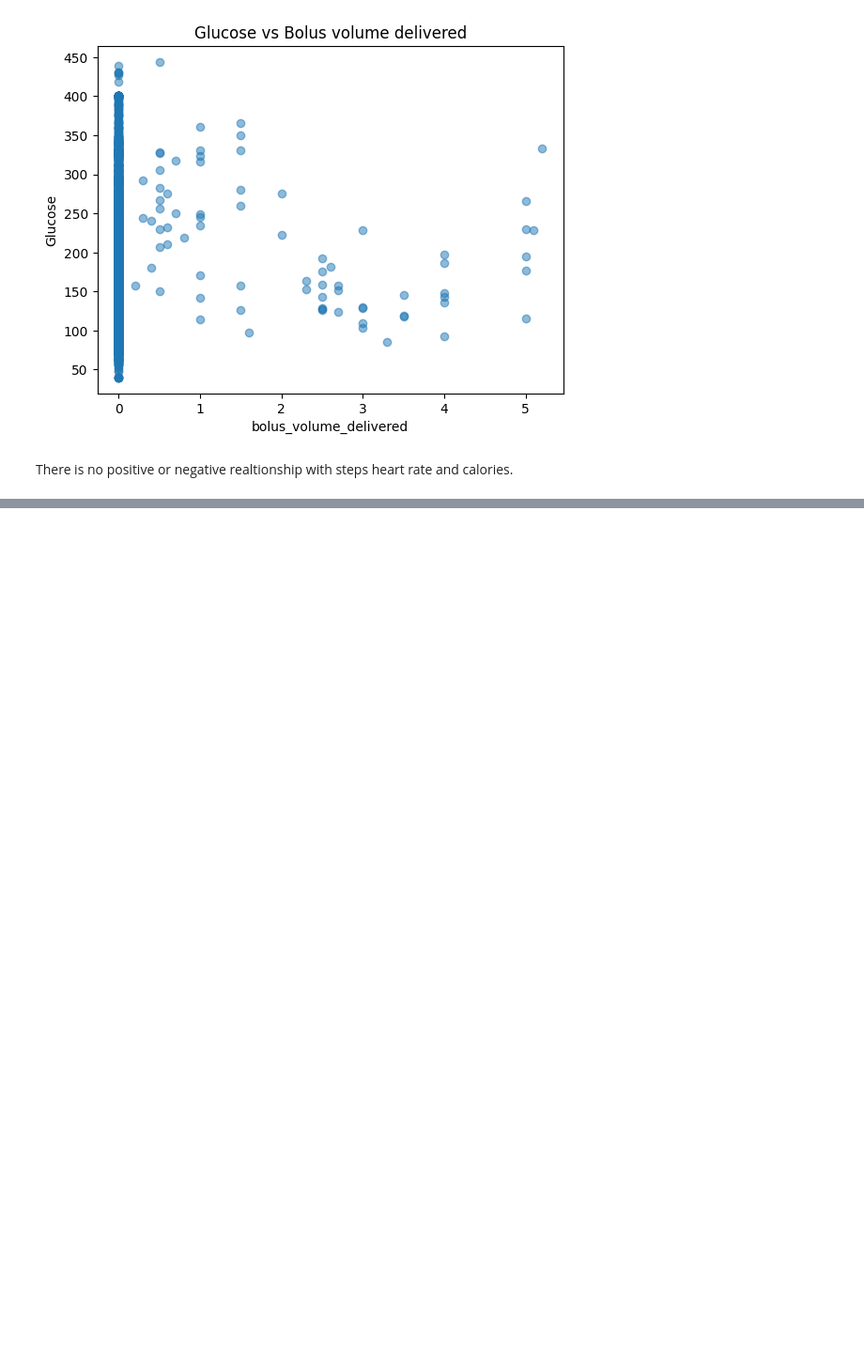
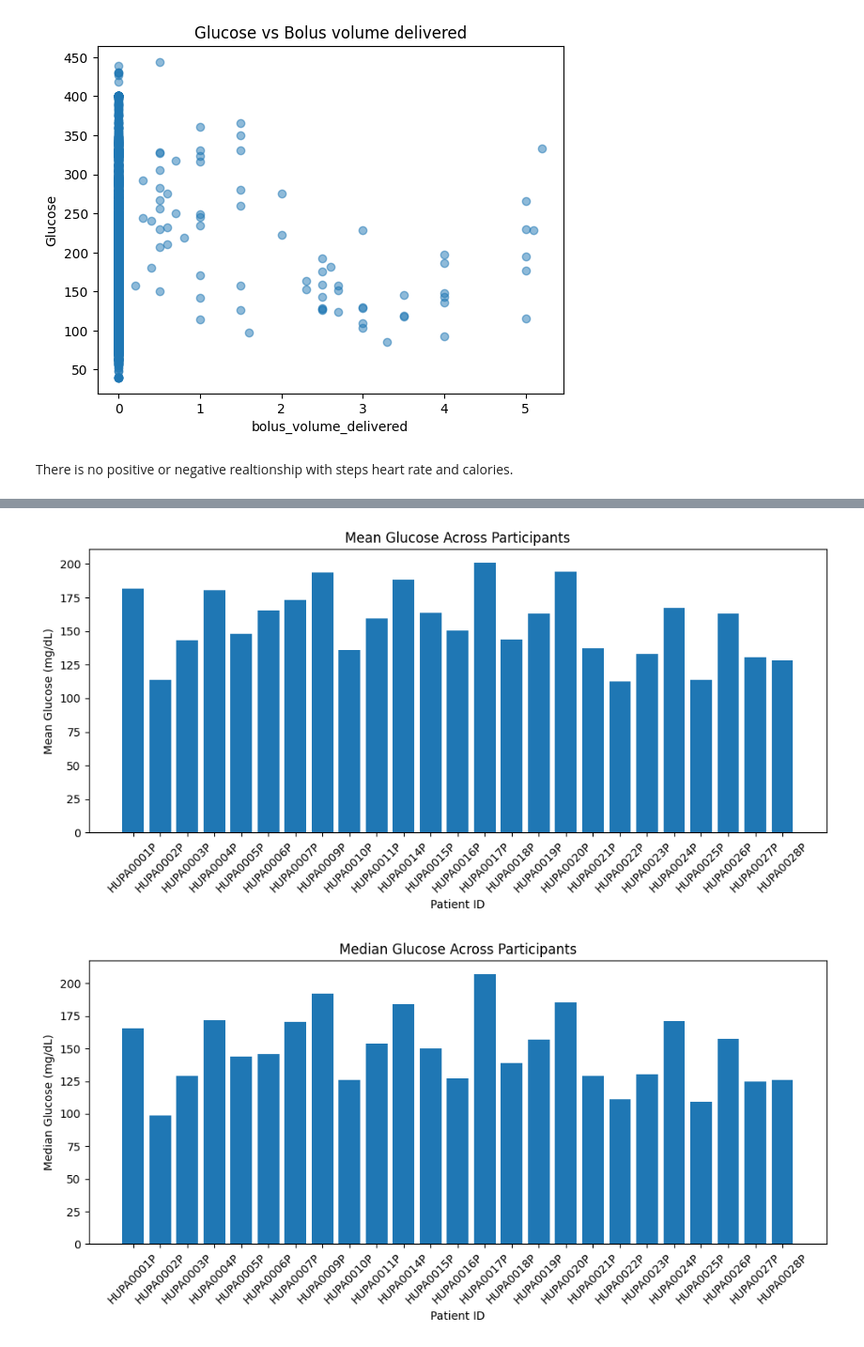
Before and after one commit to tharu0203/cgm-Analyzer, a Jupyter notebook: notebooks/cgm.analyser.ipynb, the cells around one changed output, grey strips where cells are left out. Shown at 94% size. Saved outputs shown, nothing was run; the diff lists cells and outputs as text; code cells hidden in the pictures; blank space fills up the shorter version.

Commit message:
Add participant-level CGM analysis

```diff
--- a/notebooks/cgm.analyser.ipynb
+++ b/notebooks/cgm.analyser.ipynb
@@ -324,0 +421,59 @@ The correlation matrix indicates that most variables have **weak linear relation
+# %%
+def plot_patient_metric(column, ylabel, title):
+
+    plt.figure(figsize=(10, 5))
+
+    plt.bar(patient_summary.index, patient_summary[column])
+
+    plt.xlabel("Patient ID")
+    plt.ylabel(ylabel)
+    plt.title(title)
+
+    plt.xticks(rotation=45)
+    plt.tight_layout()
+    plt.show()
+# %%
+plot_patient_metric(
+    "Mean Glucose",
+    "Mean Glucose (mg/dL)",
+    "Mean Glucose Across Participants"
+)
+
+plot_patient_metric(
+    "Median Glucose",
+    "Median Glucose (mg/dL)",
+    "Median Glucose Across Participants"
+)
+
+plot_patient_metric(
+    "SD",
+    "Standard Deviation (mg/dL)",
+    "Glucose Standard Deviation Across Participants"
+)
+
+plot_patient_metric(
+    "CV (%)",
+    "Coefficient of Variation (%)",
+    "Glucose Variability Across Participants"
+)
+
+plot_patient_metric(
+    "TIR (%)",
+    "Time in Range (%)",
+    "Time in Range Across Participants"
+)
+
+plot_patient_metric(
+    "TBR (%)",
+    "Time Below Range (%)",
+    "Time Below Range Across Participants"
+)
+
+plot_patient_metric(
+    "TAR (%)",
+    "Time Above Range (%)",
+    "Time Above Range Across Participants"
+)
+# %% [output]
+[figure, added]
+[figure, added]
```
Also changed, not shown: parts of 44 cells of this notebook.
